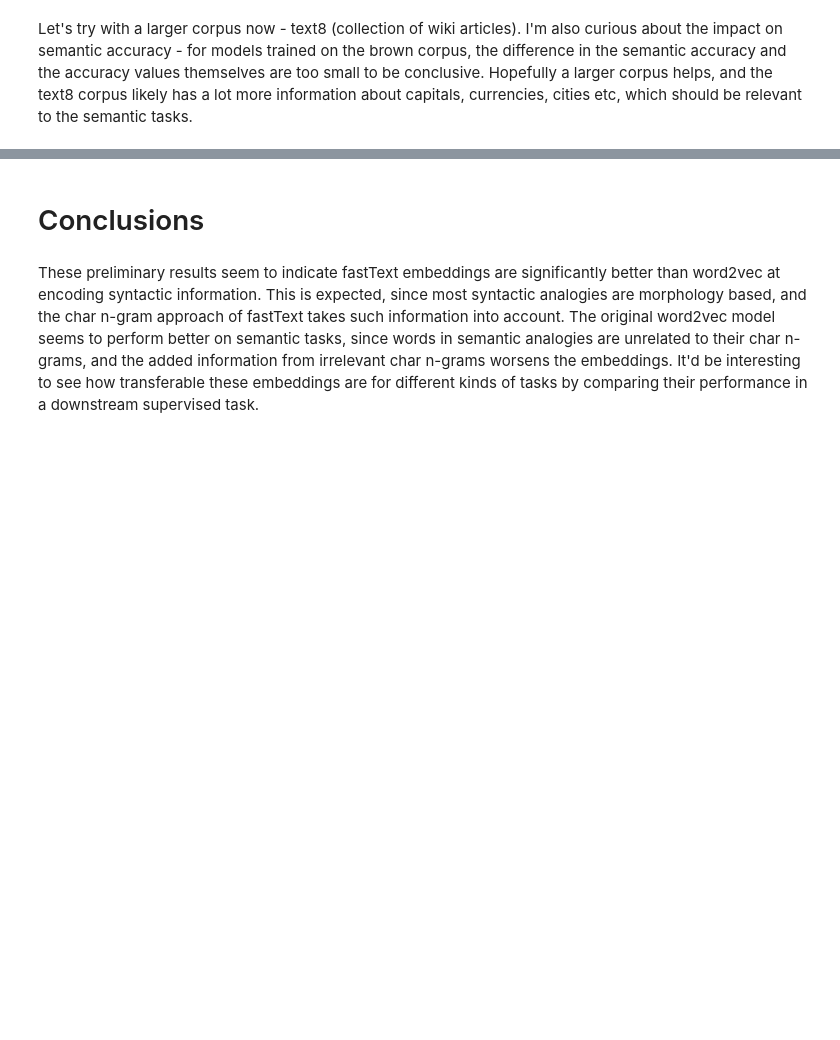
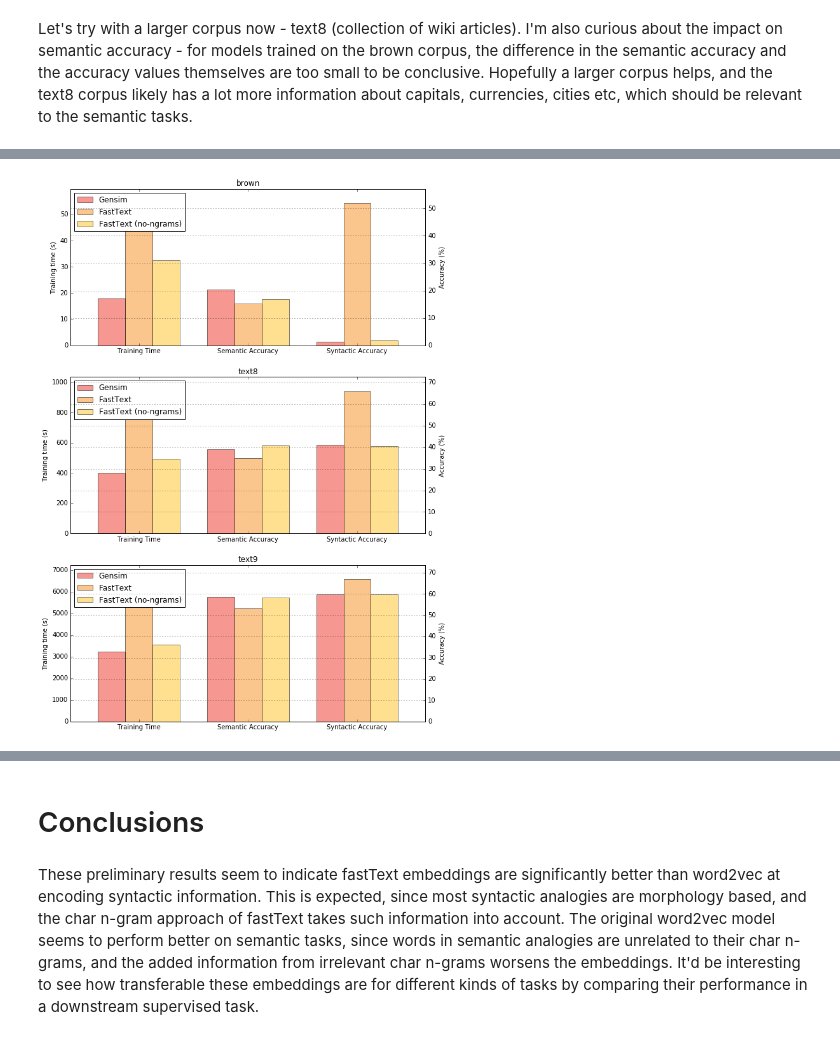
Before and after one commit to piskvorky/gensim, a Jupyter notebook: docs/notebooks/Word2Vec_FastText_Comparison.ipynb, the cells around one changed output, grey strips where cells are left out. Drawn from its saved outputs; the diff is of its cells as text; code cells hidden in the pictures; blank space fills up the shorter version.

Commit message:
adds graph, text9 comparison

```diff
--- a/docs/notebooks/Word2Vec_FastText_Comparison.ipynb
+++ b/docs/notebooks/Word2Vec_FastText_Comparison.ipynb
@@ -397,0 +416,18 @@ A couple of other notes -
+# %%
+accuracies = []
+print('Loading Gensim embeddings')
+text9_gs = Word2Vec.load_word2vec_format(MODELS_DIR + 'text9_gs.vec')
+print('Accuracy for word2vec:')
+accuracies.append(print_accuracy(text9_gs, word_analogies_file))
+
+print('Loading FastText embeddings (with n-grams)')
+text9_ft = Word2Vec.load_word2vec_format(MODELS_DIR + 'text9_ft.vec')
+print('Accuracy for FastText (with n-grams):')
+accuracies.append(print_accuracy(text9_ft, word_analogies_file))
+
+print('Loading FastText embeddings')
+text9_ft_no_ng = Word2Vec.load_word2vec_format(MODELS_DIR + 'text9_ft_no_ng.vec')
+print('Accuracy for FastText (without n-grams):')
+accuracies.append(print_accuracy(text9_ft_no_ng, word_analogies_file))
+
+evaluation_data['text9'] += [[acc[0] for acc in accuracies], [acc[1] for acc in accuracies]]
@@ -397,0 +506,59 @@ A couple of other notes -
+# %%
+%matplotlib inline
+import matplotlib.pyplot as plt
+
+def plot(ax, data, corpus_name='brown'):
+    width = 0.25
+    pos = [(i, i + width, i + 2*width) for i in range(len(data))]
+    colors = ['#EE3224', '#F78F1E', '#FFC222']
+    acc_ax = ax.twinx()
+    # Training time
+    ax.bar(pos[0],
+            data[0],
+            width,
+            alpha=0.5,
+            color=colors
+            )
+    # Semantic accuracy
+    acc_ax.bar(pos[1],
+            data[1],
+            width,
+            alpha=0.5,
+            color=colors
+            )
+
+    # Syntactic accuracy
+    acc_ax.bar(pos[2],
+            data[2],
+            width,
+            alpha=0.5,
+            color=colors
+            )
+
+    ax.set_ylabel('Training time (s)')
+    acc_ax.set_ylabel('Accuracy (%)')
+    ax.set_title(corpus_name)
+
+    acc_ax.set_xticks([p[0] + 1.5 * width for p in pos])
+    acc_ax.set_xticklabels(['Training Time', 'Semantic Accuracy', 'Syntactic Accuracy'])
+
+    # Proxy plots for adding legend correctly
+    proxies = [ax.bar([0], [0], width=0, color=c, alpha=0.5)[0] for c in colors]
+    models = ('Gensim', 'FastText', 'FastText (no-ngrams)')
+    ax.legend((proxies), models, loc='upper left')
+
+    ax.set_xlim(pos[0][0]-width, pos[-1][0]+width*4)
+    ax.set_ylim([0, max(data[0])*1.1] )
+    acc_ax.set_ylim([0, max(data[1] + data[2])*1.1] )
+
+    plt.grid()
+
+# Plotting the bars
+fig = plt.figure(figsize=(10,15))
+for corpus, subplot in zip(sorted(evaluation_data.keys()), [311, 312, 313]):
+    ax = fig.add_subplot(subplot)
+    plot(ax, evaluation_data[corpus], corpus)
+
+plt.show()
+# %% [output]
+[figure, added]
```
Also changed, not shown: parts of 12 cells of this notebook.
